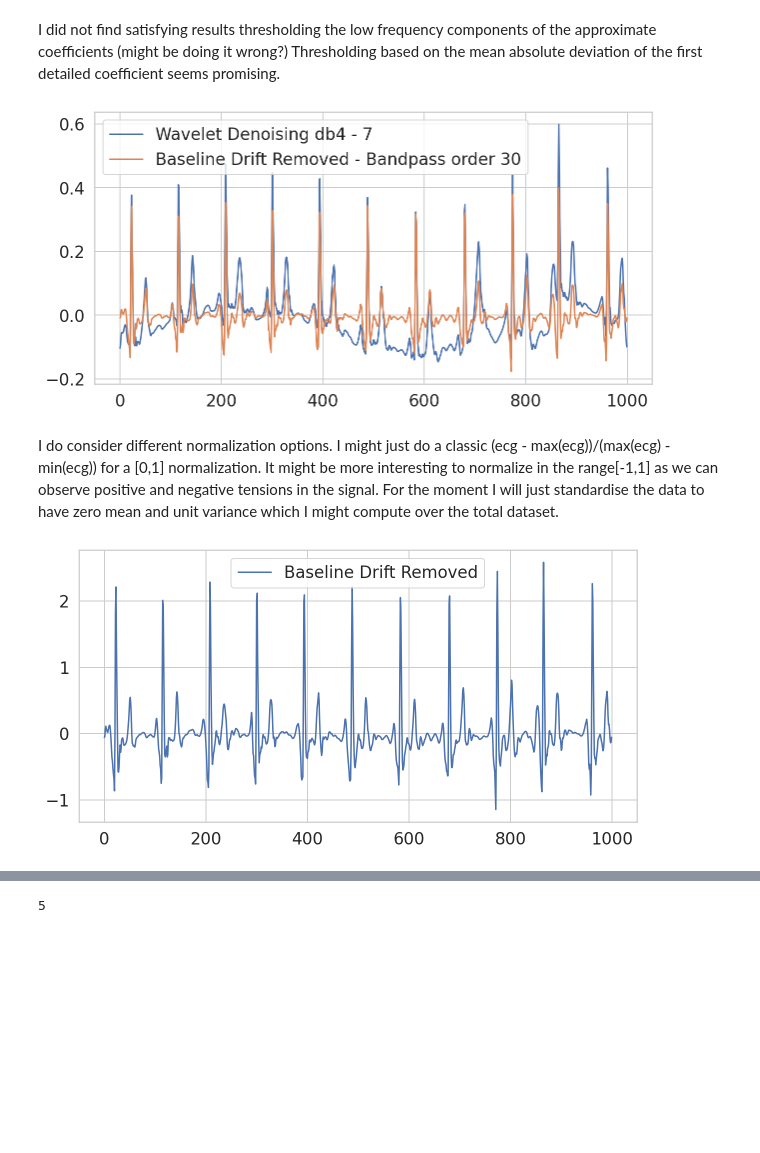
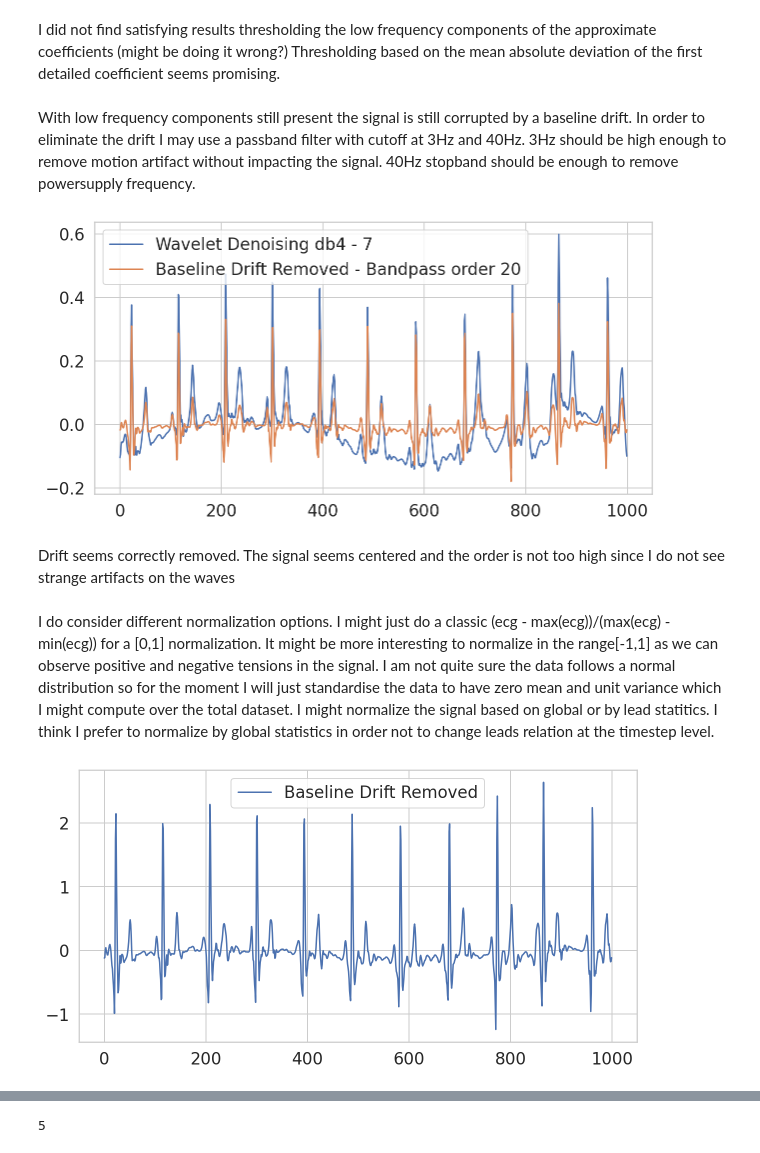
Before and after one commit to aledelmo/ECG_Lead_Reversal, a Jupyter notebook: Test.ipynb, the cells around one changed output, grey strips where cells are left out. Saved outputs shown, nothing was run; the diff lists cells and outputs as text; code cells hidden in the pictures; blank space fills up the shorter version.

```diff
--- a/Test.ipynb
+++ b/Test.ipynb
@@ -156,31 +166,33 @@ plt.show();
 [figure]
 # %% [markdown]
 I did not find satisfying results thresholding the low frequency components of the approximate coefficients (might be doing it wrong?) Thresholding based on the mean absolute deviation of the first detailed coefficient seems promising.
+# %% [markdown]
+With low frequency components still present the signal is still corrupted by a baseline drift. In order to eliminate the drift I may use a passband filter with cutoff at 3Hz and 40Hz. 3Hz should be high enough to remove motion artifact without impacting the signal. 40Hz stopband should be enough to remove powersupply frequency.
 # %%
 from biosppy.signals.tools import filter_signal
 
 sns.lineplot(data=x_train_denoised[0, :, 11], label='Wavelet Denoising db4 - {}'.format(level))
-order = int(0.3 * sampling_rate)
+order = int(0.2 * sampling_rate)
 x_train_nodrift = np.zeros(x_train_denoised.shape)
 for s in range(x_train_denoised.shape[0]):
     for der in range(x_train_denoised.shape[-1]):
         x_train_nodrift[s, :, der], _, _ = filter_signal(signal=x_train_denoised[s, :, der], ftype="FIR", band="bandpass",
-                                                 order=order, frequency=[2.5, 40],
+                                                 order=order, frequency=[3, 40],
                                                  sampling_rate=sampling_rate)
 
 sns.lineplot(data=x_train_nodrift[0, :, 11], label='Baseline Drift Removed - Bandpass order {}'. format(order))
 plt.show();
 # %% [output]
-[figure, old version]
+[figure, new version]
+# %% [markdown]
+Drift seems correctly removed. The signal seems centered and the order is not too high since I do not see strange artifacts on the waves
 # %% [markdown]
-I do consider different normalization options. I might just do a classic (ecg - max(ecg))/(max(ecg) - min(ecg)) for a [0,1] normalization. It might be more interesting to normalize in the range[-1,1] as we can observe positive and negative tensions in the signal.  For the moment I will just standardise the data to have zero mean and unit variance which I might compute over the total dataset.
+I do consider different normalization options. I might just do a classic (ecg - max(ecg))/(max(ecg) - min(ecg)) for a [0,1] normalization. It might be more interesting to normalize in the range[-1,1] as we can observe positive and negative tensions in the signal.  I am not quite sure the data follows a normal distribution so for the moment I will just standardise the data to have zero mean and unit variance which I might compute over the total dataset. I might normalize the signal based on global or by lead  statitics. I think I prefer to normalize by global statistics in order not to change leads relation at the timestep level.
 # %%
 mean = np.mean(x_train_nodrift)
 std = np.std(x_train_nodrift)
 
 def z_score_norm(x):
-    #mean = np.mean(x)
-    #std = np.std(x)
     if std > 0:
         x = (x - mean) / std
     else:
@@ -195,4 +207,4 @@ for s in range(x_train_nodrift.shape[0]):
 sns.lineplot(data=x_train_centered[0, :, 11], label='Baseline Drift Removed')
 plt.show();
 # %% [output]
-[figure, old version]
+[figure, new version]
```
Also changed, not shown: parts of 32 cells of this notebook.
